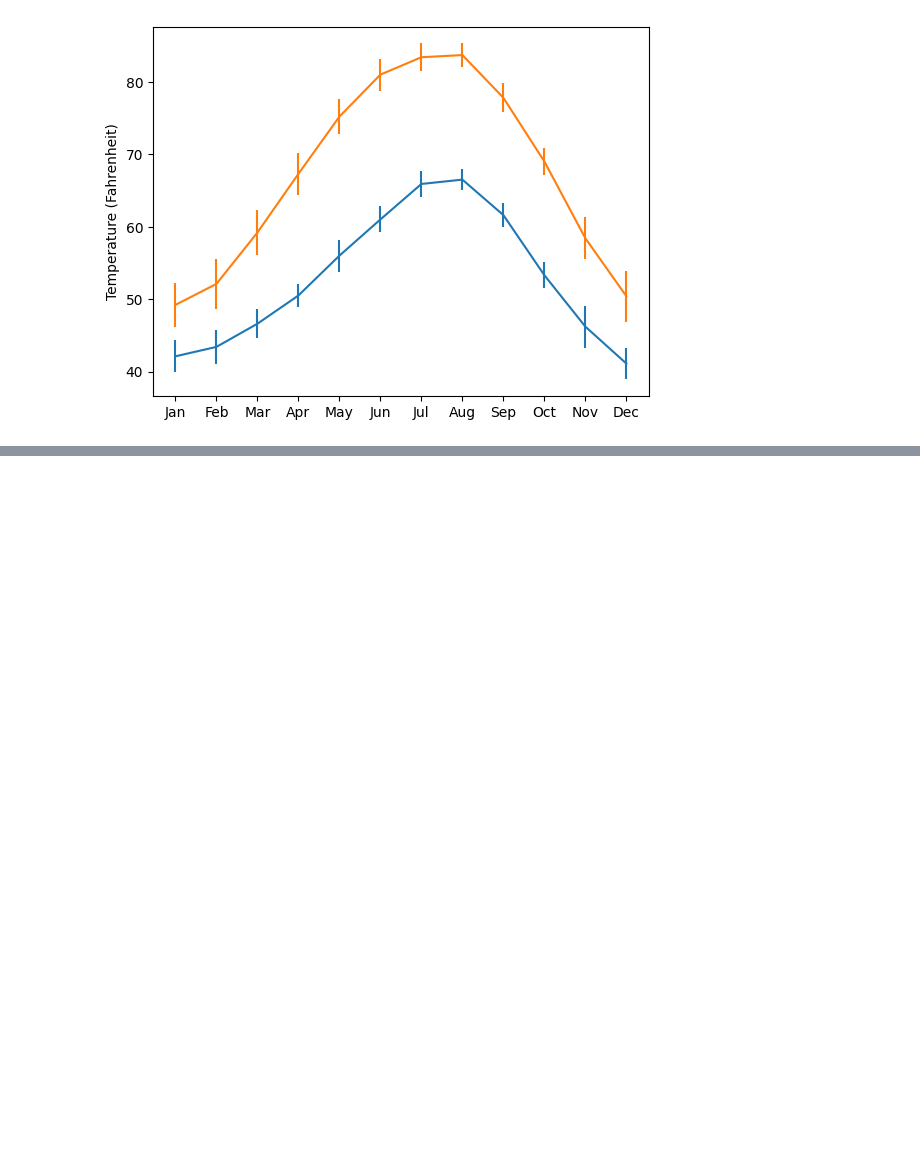
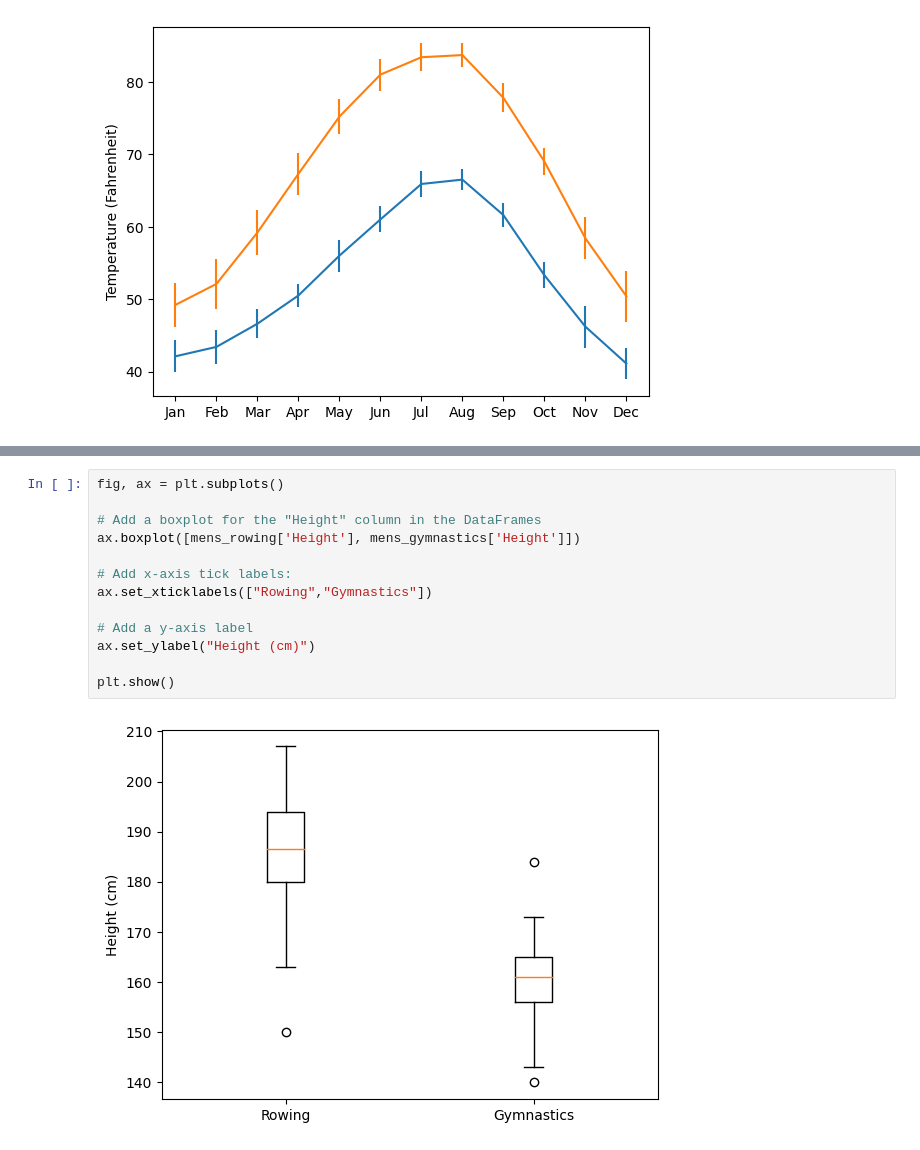
Before and after one commit to yazanhannun/Introduction-to-Data-Visualizations-in-Matplotlib, a Jupyter notebook: 3_ Quantitative comparisons and statistical visualizations.ipynb, the cells around one changed output, grey strips where cells are left out. Drawn from its saved outputs; the diff is of its cells as text; blank space fills up the shorter version.

Commit message:
Statistical Plotting/Creating boxplot

```diff
--- a/3_ Quantitative comparisons and statistical visualizations.ipynb
+++ b/3_ Quantitative comparisons and statistical visualizations.ipynb
@@ -189,0 +198,15 @@ plt.show()
+# %%
+fig, ax = plt.subplots()
+
+# Add a boxplot for the "Height" column in the DataFrames
+ax.boxplot([mens_rowing['Height'], mens_gymnastics['Height']])
+
+# Add x-axis tick labels:
+ax.set_xticklabels(["Rowing","Gymnastics"])
+
+# Add a y-axis label
+ax.set_ylabel("Height (cm)")
+
+plt.show()
+# %% [output]
+[figure, added]
```
Also changed, not shown: parts of 1 cell of this notebook.
